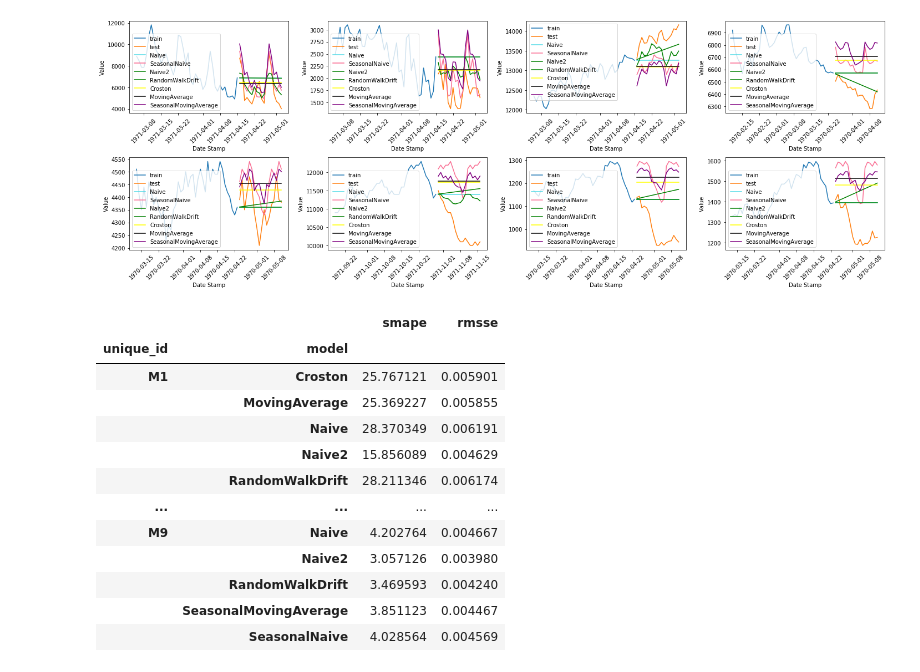
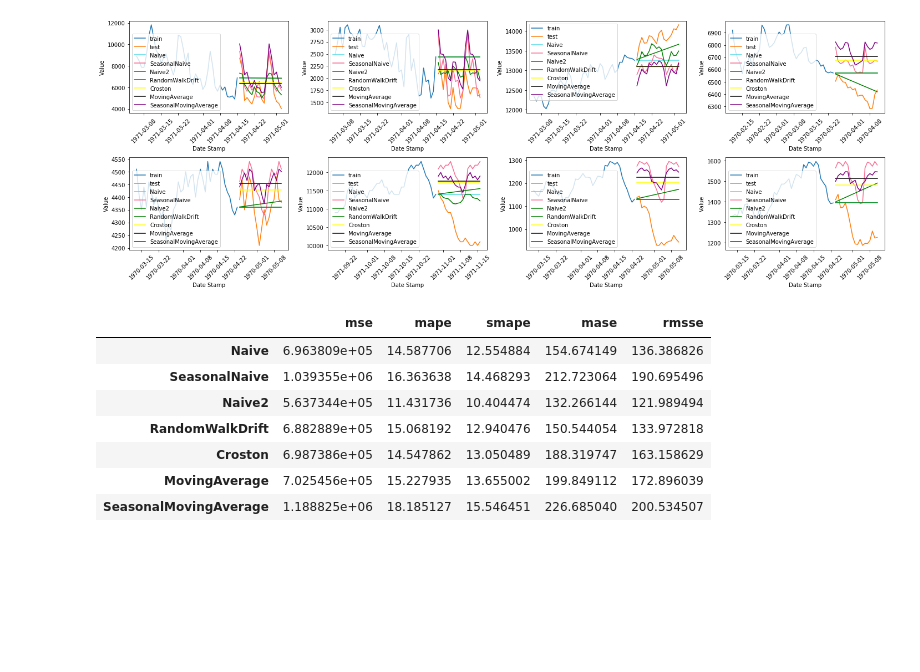
Before and after one commit to stefanialvs/PyForecast, a Jupyter notebook: proof_of_concept.ipynb, the cells around one changed output. Saved outputs shown, nothing was run; the diff lists cells and outputs as text; code cells hidden in the pictures; blank space fills up the shorter version.

Commit message:
General evaluation function

```diff
--- a/proof_of_concept.ipynb
+++ b/proof_of_concept.ipynb
@@ -89,7 +93,23 @@ seas_dict = {'Hourly': {'seasonality': 24, 'input_size': 24,
              'Yearly': {'seasonality': 1, 'input_size': 4,
                         'output_size': 6}}
 
-def ml_pipeline(dataset_name, num_obs, models):
+def ml_pipeline(dataset_name, num_obs, models_filter, metrics_filter):
+    # Parse arguments
+    h = seas_dict[dataset_name]['output_size']
+    seasonality = seas_dict[dataset_name]['seasonality']
+
+    models = {'Naive':  Naive(h=h),
+              'SeasonalNaive': SeasonalNaive(h=h, seasonality=seasonality),
+              'Naive2': Naive2(h=h, seasonality=seasonality),
+              'RandomWalkDrift': RandomWalkDrift(h=h),
+              'Croston': Croston(kind='classic'),
+              'MovingAverage': MovingAverage(h=h, n_obs=20),
+              'SeasonalMovingAverage': SeasonalMovingAverage(h=h, n_seasons=2,
+                                                             seasonality=seasonality)}
+
+    metrics = {'mse': mse, 'mape': mape, 'smape': smape,
+               'mase': mase, 'rmsse': rmsse}
+
     # Read data
     X_train_df, y_train_df, X_test_df, y_test_df = M4_parser(dataset_name, num_obs)
 
@@ -99,54 +119,54 @@ def ml_pipeline(dataset_name, num_obs, models):
     X_test_df = X_test_df.set_index(['unique_id', 'ds']).sort_index()
     y_test_df = y_test_df.set_index(['unique_id', 'ds']).sort_index()
 
-    # Train benchmark models
+    # Fit and predict benchmark models
     preds = [y_test_df.y]
+    print("\n Fitting models")
     for model_name, model in models.items():
         print(model_name)
+
         panel_model = PanelModel(model)
         panel_model.fit(X_train_df, y_train_df)
         mod_preds = panel_model.predict(X_test_df)
+
         mod_preds.name = model_name
         preds.append(mod_preds)
+
+    # Merge y_df for visualization purpose
     y_hat_df = pd.concat(preds, axis=1)
-
-    # Merge for visualization purpose
     y_train_df['split'] = 'train'
     y_hat_df['split'] = 'test'
     y_df = y_train_df.append(y_hat_df, sort=False)
 
     # Evaluation Metrics
-    y_hat_df.drop(columns=['split'], inplace=True)
-    y_hat_df = y_hat_df.reset_index().melt(id_vars=['unique_id', 'ds', 'y'],
-                                       var_name='model', value_name='y_hat')
-    y_hat_df = y_hat_df.groupby(['unique_id', 'model'])
+    evaluations = {}
+    print("\n Evaluating models")
+    for metric_name, metric in metrics.items():
+        print(metric_name)
+        for mod_preds in preds[1:]:
+            mod_evaluation = evaluate_panel(y_test=y_test_df, y_hat=mod_preds,
+                                            y_train=y_train_df, metric=metric,
+                                            seasonality=seasonality)
+            mod_evaluation.name = mod_preds.name
 
-    smapes = y_hat_df.apply(lambda g: smape(y=g['y'], y_hat=g['y_hat']))
-    smapes.name = 'smape'
+            if not (metric_name in evaluations.keys()):
+                evaluations[metric_name] = [mod_evaluation]
+            else:
+                evaluations[metric_name].append(mod_evaluation)
 
-    mses = y_hat_df.apply(lambda g: smape(y=g['y'], y_hat=g['y_hat']))
-    denoms = y_train_df.groupby('unique_id')['y'].diff().pow(2).groupby('unique_id').mean()
-    rmsses = np.sqrt(mses / denoms)
-    rmsses.name = 'rmsse'
+    # Collapse Metrics
+    for metric_name, metric in metrics.items():
+        evaluations[metric_name] = pd.concat(evaluations[metric_name], axis=1)
+        evaluations[metric_name] = evaluations[metric_name].mean(axis=0)
 
-    metrics = pd.concat([smapes, rmsses], axis=1)
-    return y_df, metrics
+    evaluations = pd.DataFrame.from_dict(evaluations)
+    return y_df, evaluations
 
 # Grid Plot
 dataset_name = 'Monthly'
-h = seas_dict[dataset_name]['output_size']
-seasonality = seas_dict[dataset_name]['seasonality']
 
-models = {'Naive':  Naive(h=h),
-          'SeasonalNaive': SeasonalNaive(h=h, seasonality=seasonality),
-          'Naive2': Naive2(h=h, seasonality=seasonality),
-          'RandomWalkDrift': RandomWalkDrift(h=h),
-          'Croston': Croston(kind='classic'),
-          'MovingAverage': MovingAverage(h=h, n_obs=20),
-          'SeasonalMovingAverage': SeasonalMovingAverage(h=h, n_seasons=2,
-                                                         seasonality=seasonality)}
-
-y_df, metrics = ml_pipeline(dataset_name=dataset_name, num_obs=10, models=models)
+y_df, metrics = ml_pipeline(dataset_name=dataset_name, num_obs=8,
+                            models_filter=[1,2,3], metrics_filter=[1,2,3])
 
 uids = ['M1', 'M2', 'M3', 'M4','M5', 'M6', 'M7', 'M8']
 plot_grid_series(y_df, uids)
@@ -162,14 +190,9 @@ SeasonalMovingAverage
 [figure]
-|  |  | smape | rmsse |
-| unique_id | model |  |  |
-| M1 | Croston | 25.767121 | 0.005901 |
-|  | MovingAverage | 25.369227 | 0.005855 |
-|  | Naive | 28.370349 | 0.006191 |
-|  | Naive2 | 15.856089 | 0.004629 |
-|  | RandomWalkDrift | 28.211346 | 0.006174 |
-| ... | ... | ... | ... |
-| M9 | Naive | 4.202764 | 0.004667 |
-|  | Naive2 | 3.057126 | 0.003980 |
-|  | RandomWalkDrift | 3.469593 | 0.004240 |
-|  | SeasonalMovingAverage | 3.851123 | 0.004467 |
-|  | SeasonalNaive | 4.028564 | 0.004569 |
+|  | mse | mape | smape | mase | rmsse |
+| Naive | 6.963809e+05 | 14.587706 | 12.554884 | 154.674149 | 136.386826 |
+| SeasonalNaive | 1.039355e+06 | 16.363638 | 14.468293 | 212.723064 | 190.695496 |
+| Naive2 | 5.637344e+05 | 11.431736 | 10.404474 | 132.266144 | 121.989494 |
+| RandomWalkDrift | 6.882889e+05 | 15.068192 | 12.940476 | 150.544054 | 133.972818 |
+| Croston | 6.987386e+05 | 14.547862 | 13.050489 | 188.319747 | 163.158629 |
+| MovingAverage | 7.025456e+05 | 15.227935 | 13.655002 | 199.849112 | 172.896039 |
+| SeasonalMovingAverage | 1.188825e+06 | 18.185127 | 15.546451 | 226.685040 | 200.534507 |
```
Also changed, not shown: parts of 2 cells of this notebook, 2 other files.
